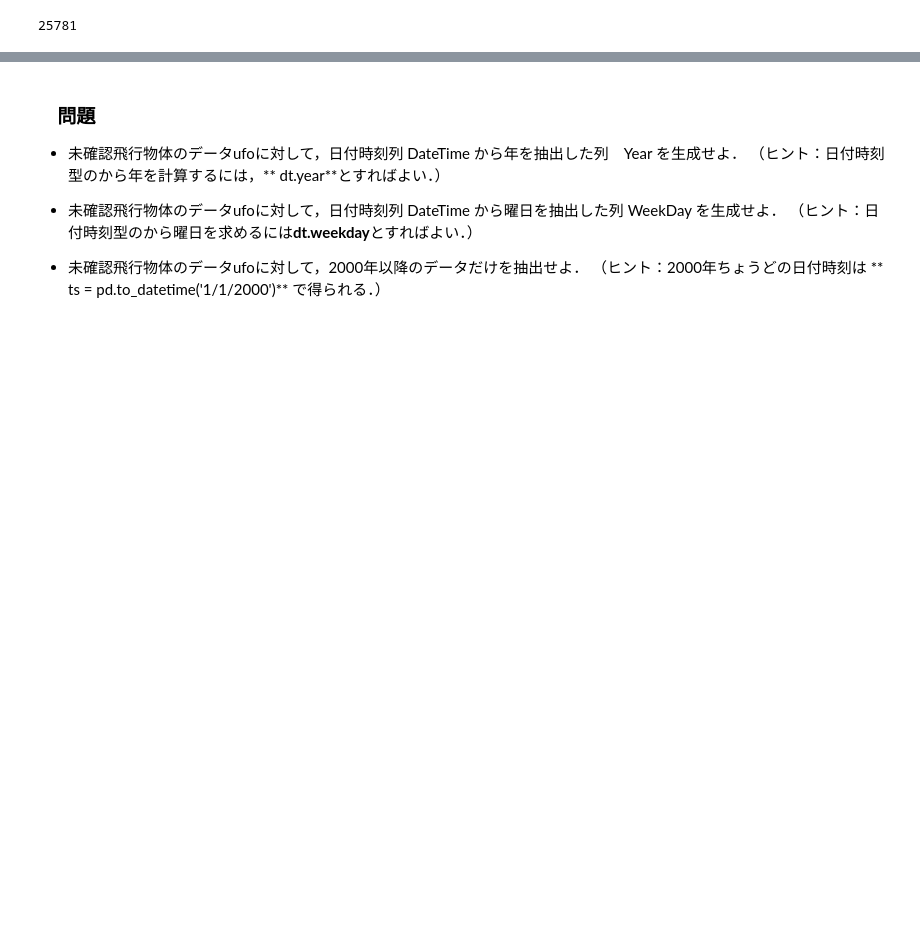
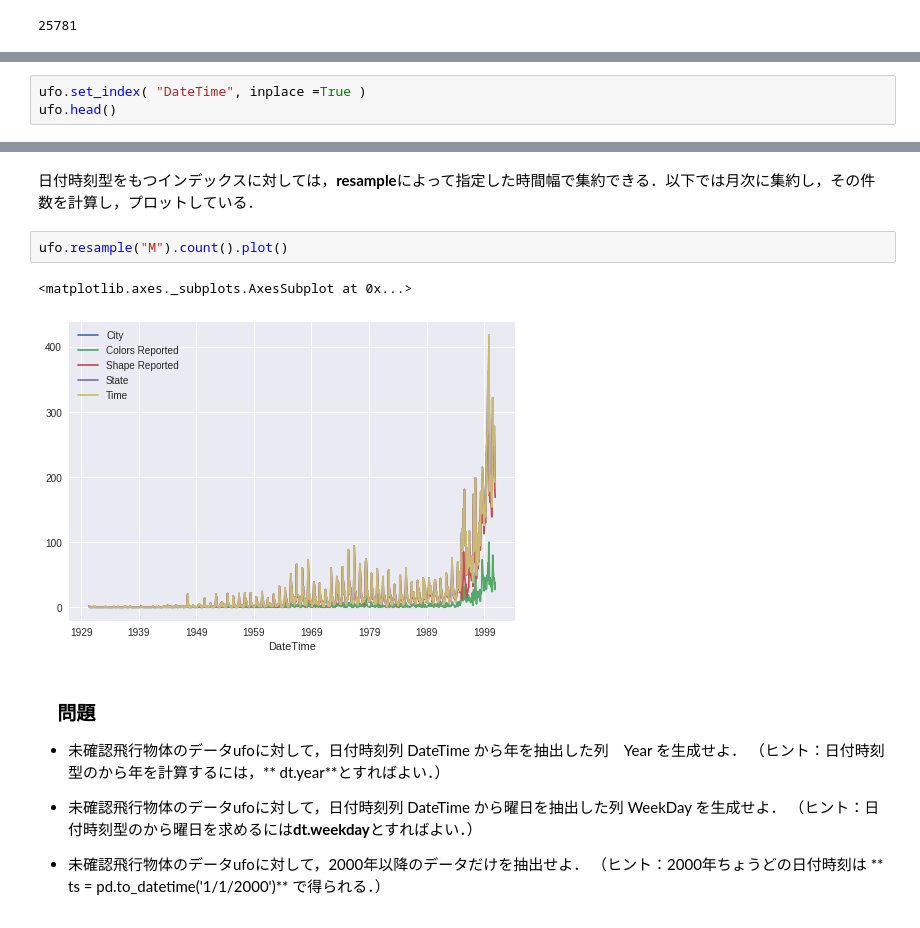
Before and after one commit to mickeykubo/analytics_book, a Jupyter notebook: pandas1_0.ipynb, the cells around one changed output, grey strips where cells are left out. Drawn from its saved outputs; the diff is of its cells as text; blank space fills up the shorter version.

```diff
--- a/pandas1_0.ipynb
+++ b/pandas1_0.ipynb
@@ -664,0 +666,3 @@ time_delta.days
+# %%
+ufo.set_index( "DateTime", inplace =True )
+ufo.head()
@@ -665,3 +677,10 @@ time_delta.days
+# %% [markdown]
+日付時刻型をもつインデックスに対しては，**resample**によって指定した時間幅で集約できる．以下では月次に集約し，その件数を計算し，プロットしている．
+# %%
+ufo.resample("M").count().plot()
+# %% [output]
+<matplotlib.axes._subplots.AxesSubplot at 0x...>
+[figure, added]
 # %% [markdown]
 ### 　問題
 
```
Also changed, not shown: parts of 4 cells of this notebook.
